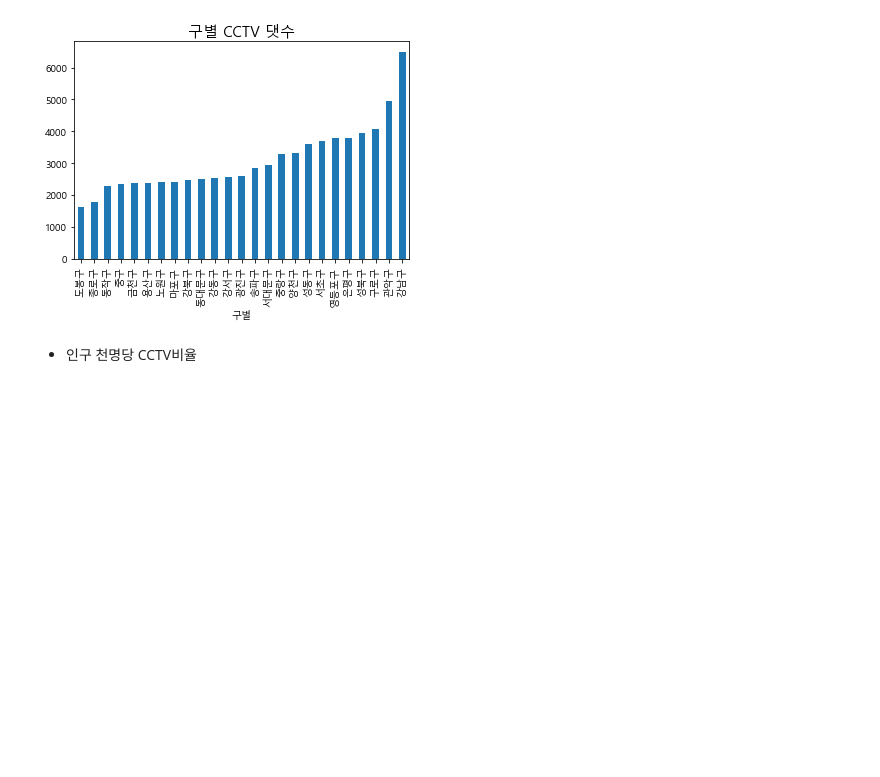
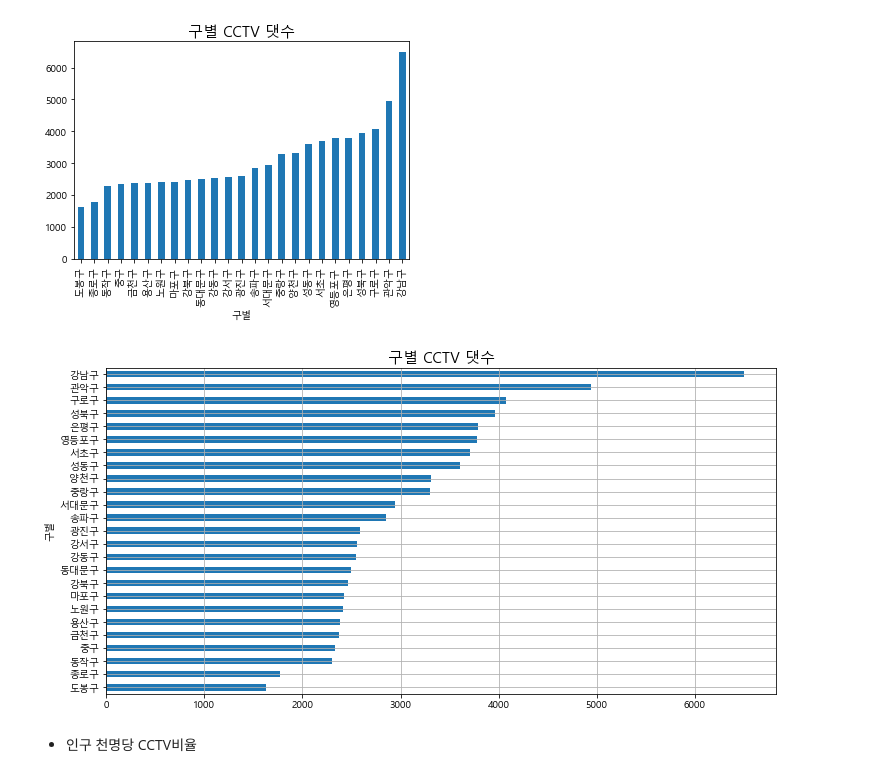
Before and after one commit to dpd-dpd/MachineLearning, a Jupyter notebook: 0.데이터분석/21.서울시 데이터_분석및시각화.ipynb, the cells around one changed output. Saved outputs shown, nothing was run; the diff lists cells and outputs as text; code cells hidden in the pictures; blank space fills up the shorter version.

```diff
--- a/0.데이터분석/21.서울시 데이터_분석및시각화.ipynb
+++ b/0.데이터분석/21.서울시 데이터_분석및시각화.ipynb
@@ -60,6 +60,12 @@ plt.title('구별 CCTV 댓수', fontsize=15)
 plt.show()
 # %% [output]
 [figure]
+# %%
+df.CCTV댓수.sort_values().plot(kind='barh', grid=True, figsize=(12,6))
+plt.title('구별 CCTV 댓수', fontsize=15)
+plt.show()
+# %% [output]
+[figure, added]
 # %% [markdown]
 - 인구 천명당 CCTV비율
 # %%
```
Also changed, not shown: parts of 13 cells of this notebook, 2 other files.
